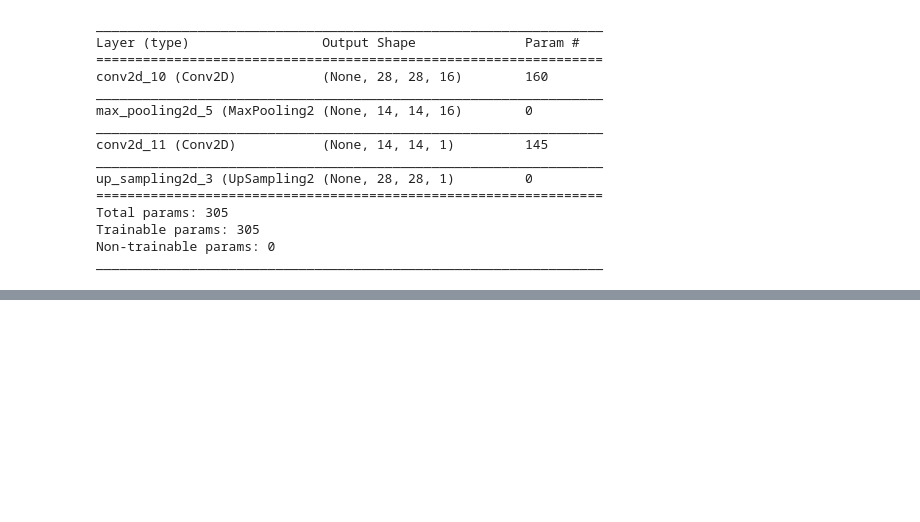
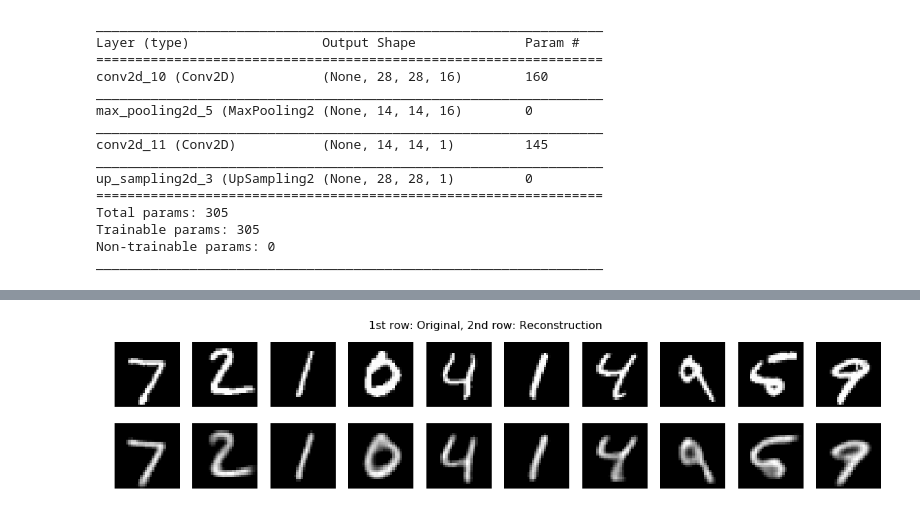
Before and after one commit to varennes/autoencoder-mnist, a Jupyter notebook: ae_model_exploration.ipynb, the cells around one changed output, grey strips where cells are left out. Cells and saved outputs as stored; diff of their text form; code cells hidden in the pictures; blank space fills up the shorter version.

```diff
--- a/ae_model_exploration.ipynb
+++ b/ae_model_exploration.ipynb
@@ -77,0 +109,20 @@ Epoch 5/50
+# %%
+ae_model2 = Sequential()
+# encoder
+ae_model2.add( Conv2D(16, (5, 5), activation='relu', padding='same', input_shape=input_shape))
+ae_model2.add( MaxPooling2D(pool_size=(2, 2)))
+ae_model2.add( Conv2D(16, (5, 5), activation='relu', padding='same'))
+ae_model2.add( MaxPooling2D(pool_size=(2, 2)))
+ae_model2.add( Conv2D(32, (3, 3), activation='relu', padding='same'))
+ae_model2.add( MaxPooling2D(pool_size=(2, 2)))
+# decoder
+ae_model2.add( Conv2D(32, (3, 3), activation='relu', padding='same'))
+ae_model2.add( UpSampling2D((2,2)))
+ae_model2.add( Conv2D(16, (5, 5), activation='relu', padding='same'))
+ae_model2.add( UpSampling2D((2,2)))
+ae_model2.add( ZeroPadding2D( padding=(1,1)))
+ae_model2.add( Conv2D(16, (5, 5), activation='relu', padding='same'))
+ae_model2.add( UpSampling2D((2,2)))
+ae_model2.add( Conv2D( 1, (3, 3), activation='relu', padding='same'))
+
+ae_model2.summary()
@@ -77,0 +147,8 @@ Epoch 5/50
+# %%
+ae_model2.compile( optimizer='adadelta', loss='binary_crossentropy')
+# %%
+history_ae2 = ae_model2.fit( x_train, x_train,
+                            epochs=50,
+                            batch_size=256,
+                            shuffle=True,
+                            validation_data=(x_test, x_test))
@@ -77,0 +173,18 @@ Epoch 5/50
+# %%
+x_test_recon = ae_model2.predict(x_test)
+# %%
+n = 10
+plt.figure(figsize=(20, 4))
+for i in range(n):
+    # display original
+    ax = plt.subplot( 2, n, i+1)
+    plt.imshow( x_test[i].reshape(28, 28), cmap='gray')
+    plt.axis('off')
+    # display reconstruction
+    ax = plt.subplot( 2, n, n+i+1)
+    plt.imshow( x_test_recon[i].reshape(28, 28), cmap='gray')
+    plt.axis('off')
+plt.suptitle('1st row: Original, 2nd row: Reconstruction', fontsize=16)
+plt.show()
+# %% [output]
+[figure, added]
```
Also changed, not shown: parts of 12 cells of this notebook, 1 other file.
